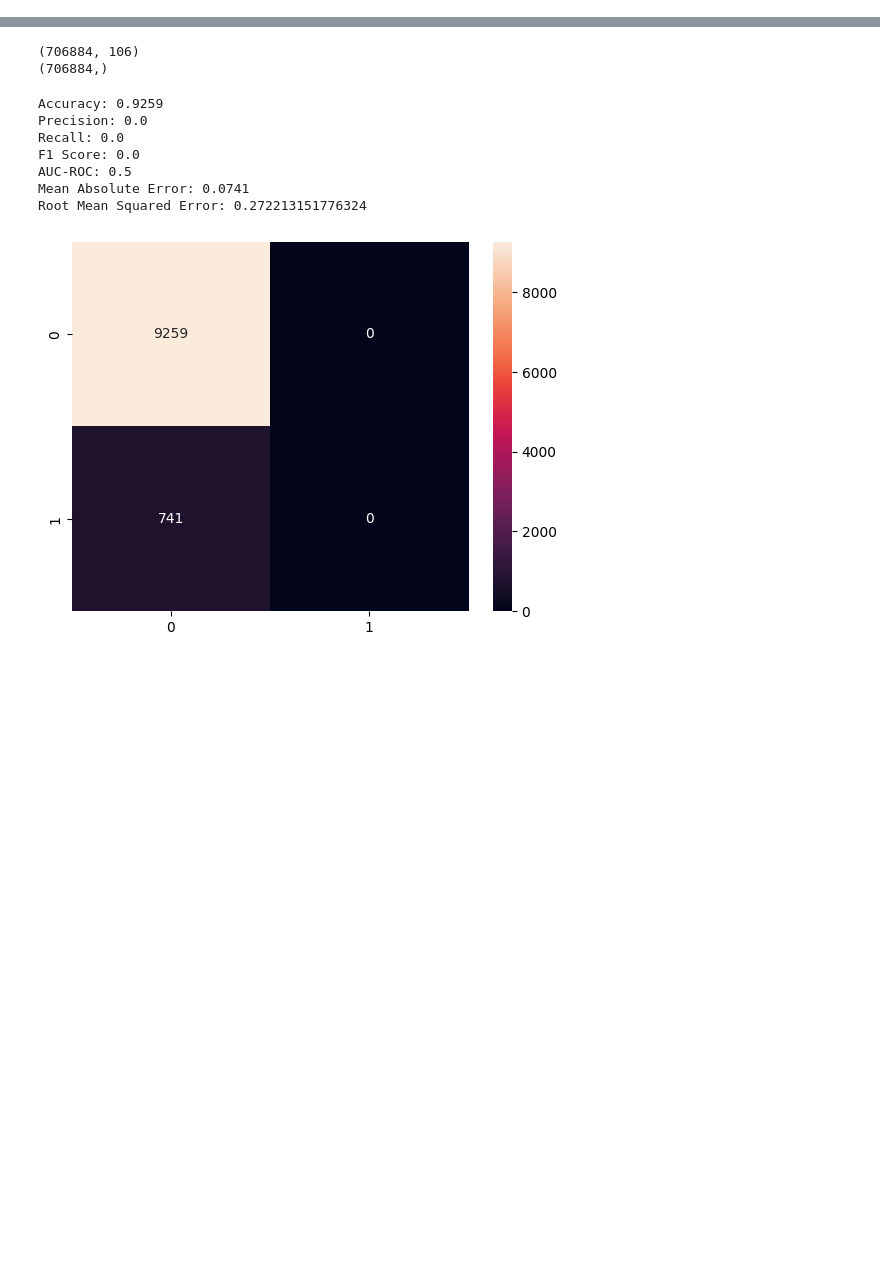
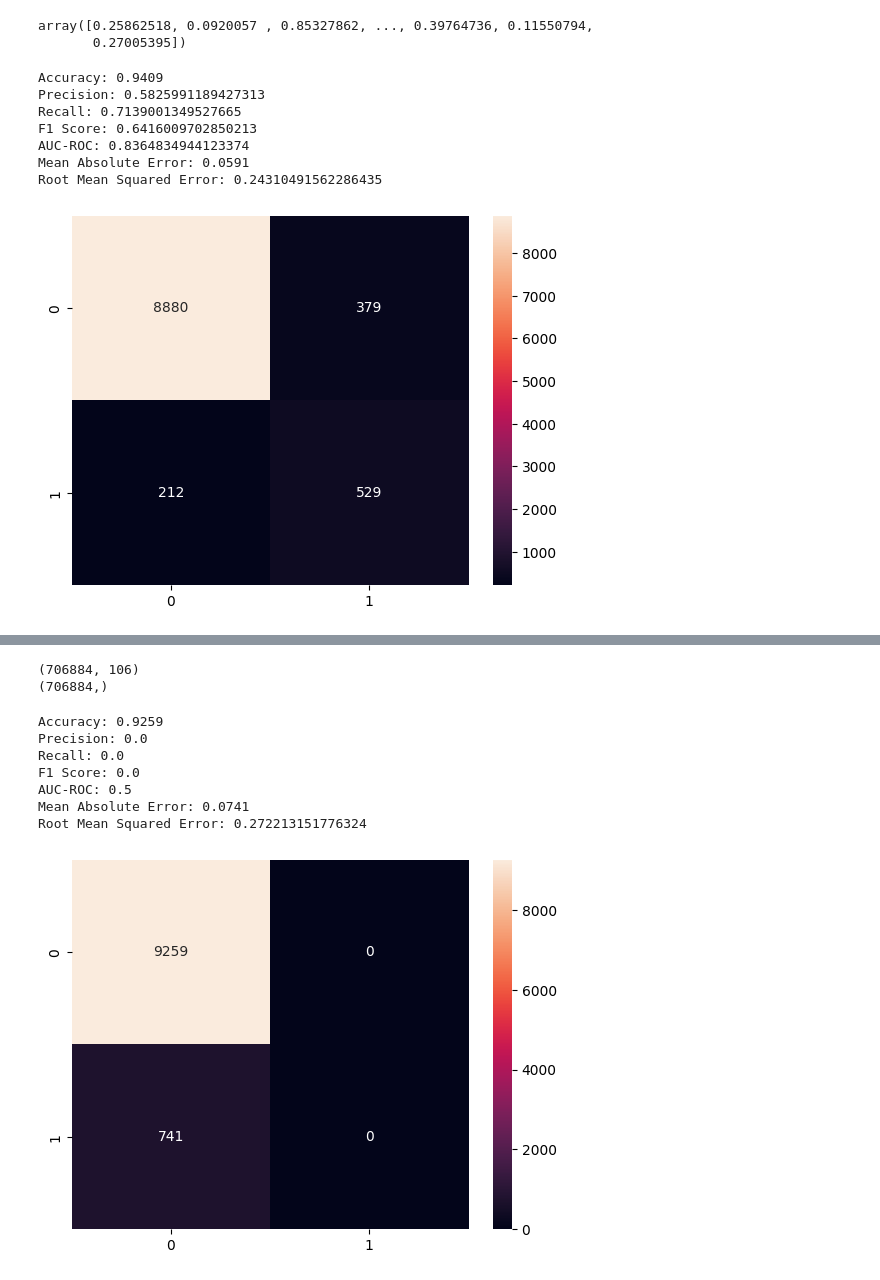
Before and after one commit to maayan-aytek/DS_LAB, a Jupyter notebook: train.ipynb, the cells around one changed output, grey strips where cells are left out. Drawn from its saved outputs; the diff is of its cells as text; code cells hidden in the pictures; blank space fills up the shorter version.

Commit message:
updated model

```diff
--- a/train.ipynb
+++ b/train.ipynb
@@ -20,8 +35,8 @@ test_df_original = pd.read_pickle("all_df_test.pkl")
 # %%
 def run_and_eval(model_class, X_train, y_train, X_test, y_test):
-    model = model_class()
-    model.fit(X_train, y_train)
-    y_pred = model.predict(X_test)
+    model = model_class
+    model.fit(X_train.drop("patient id", axis=1), y_train)
+    y_pred = model.predict(X_test.drop("patient id", axis=1))
     X_test_copy = X_test.copy()
     X_test_copy['preds'] = y_pred
     y_pred_per_patient = pd.DataFrame(X_test_copy.groupby('patient id')['preds'].apply(lambda x: (x == 1).any()).astype(int))['preds']
@@ -99,0 +229,21 @@ X_test, y_test = prepare_df(test_df_original, type_df="test")
+# %%
+y_pred
+# %% [output]
+array([0.25862518, 0.0920057 , 0.85327862, ..., 0.39764736, 0.11550794,
+       0.27005395])
+# %%
+model_class = partial(BaggingClassifier, n_estimators=200)
+all_y_pred = run_and_eval(model_class=model_class,
+             X_train=X_train,
+             y_train=y_train,
+             X_test=X_test,
+             y_test=y_test)
+# %% [output]
+Accuracy: 0.9409
+Precision: 0.5825991189427313
+Recall: 0.7139001349527665
+F1 Score: 0.6416009702850213
+AUC-ROC: 0.8364834944123374
+Mean Absolute Error: 0.0591
+Root Mean Squared Error: 0.24310491562286435
+[figure, added]
```
Also changed, not shown: parts of 51 cells of this notebook, 1 other file.
